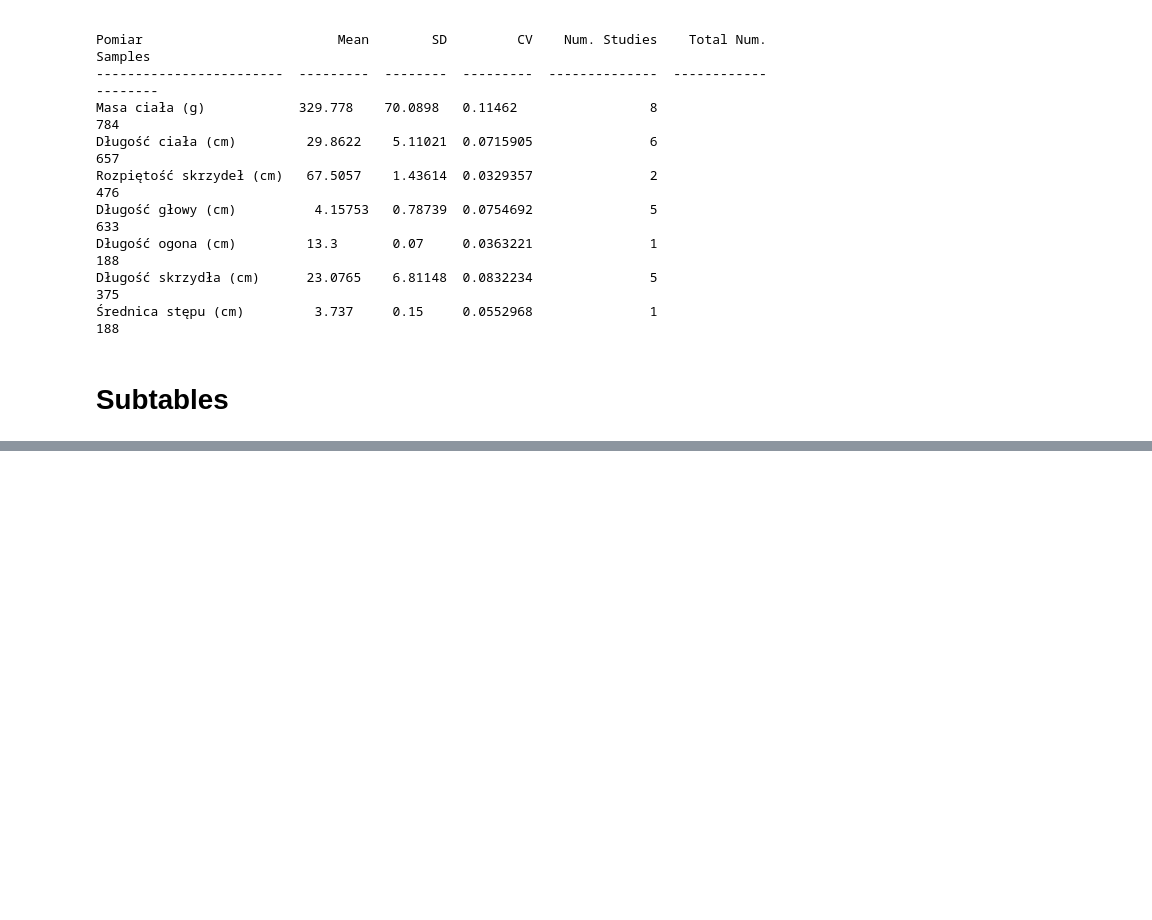
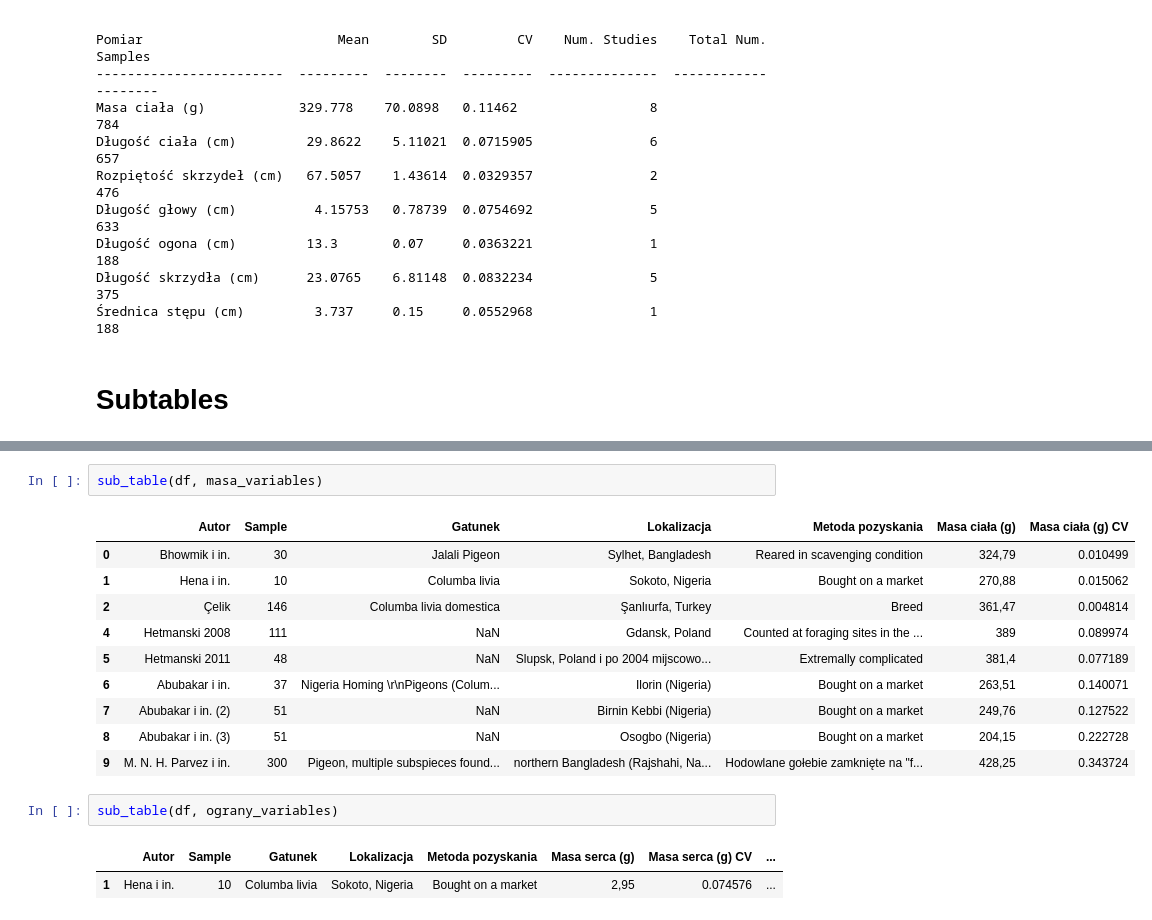
Before and after one commit to mateuszkojro/charakterystyka-morfometryczna-golebia-miejskiego, a Jupyter notebook: 12-different-studies-processing.ipynb, the cells around one changed output, grey strips where cells are left out. Saved outputs shown, nothing was run; the diff lists cells and outputs as text; blank space fills up the shorter version.

```diff
--- a/12-different-studies-processing.ipynb
+++ b/12-different-studies-processing.ipynb
@@ -194,0 +199,18 @@ def sub_table(df, variabes):
+# %%
+sub_table(df, masa_variables)
+# %% [output]
+|  | Autor | Sample | Gatunek | Lokalizacja | Metoda pozyskania | Masa ciała (g) | Masa ciała (g) CV |
+| 0 | Bhowmik i in. | 30 | Jalali Pigeon | Sylhet, Bangladesh | Reared in scavenging condition | 324,79 | 0.010499 |
+| 1 | Hena i in. | 10 | Columba livia | Sokoto, Nigeria | Bought on a market | 270,88 | 0.015062 |
+| 2 | Çelik | 146 | Columba livia domestica | Şanlıurfa, Turkey | Breed | 361,47 | 0.004814 |
+| 4 | Hetmanski 2008 | 111 | NaN | Gdansk, Poland | Counted at foraging sites in the ... | 389 | 0.089974 |
+| 5 | Hetmanski 2011 | 48 | NaN | Slupsk, Poland i po 2004 mijscowo... | Extremally complicated | 381,4 | 0.077189 |
+| 6 | Abubakar i in. | 37 | Nigeria Homing \r\nPigeons (Colum... | Ilorin (Nigeria) | Bought on a market | 263,51 | 0.140071 |
+| 7 | Abubakar i in. (2) | 51 | NaN | Birnin Kebbi (Nigeria) | Bought on a market | 249,76 | 0.127522 |
+| 8 | Abubakar i in. (3) | 51 | NaN | Osogbo (Nigeria) | Bought on a market | 204,15 | 0.222728 |
+| 9 | M. N. H. Parvez i in. | 300 | Pigeon, multiple subspieces found... | northern Bangladesh (Rajshahi, Na... | Hodowlane gołebie zamknięte na "f... | 428,25 | 0.343724 |
+# %%
+sub_table(df, ograny_variables)
+# %% [output]
+|  | Autor | Sample | Gatunek | Lokalizacja | Metoda pozyskania | Masa serca (g) | Masa serca (g) CV | ... |
+| 1 | Hena i in. | 10 | Columba livia | Sokoto, Nigeria | Bought on a market | 2,95 | 0.074576 | ... |
```
Also changed, not shown: parts of 5 cells of this notebook, 16 other files.
